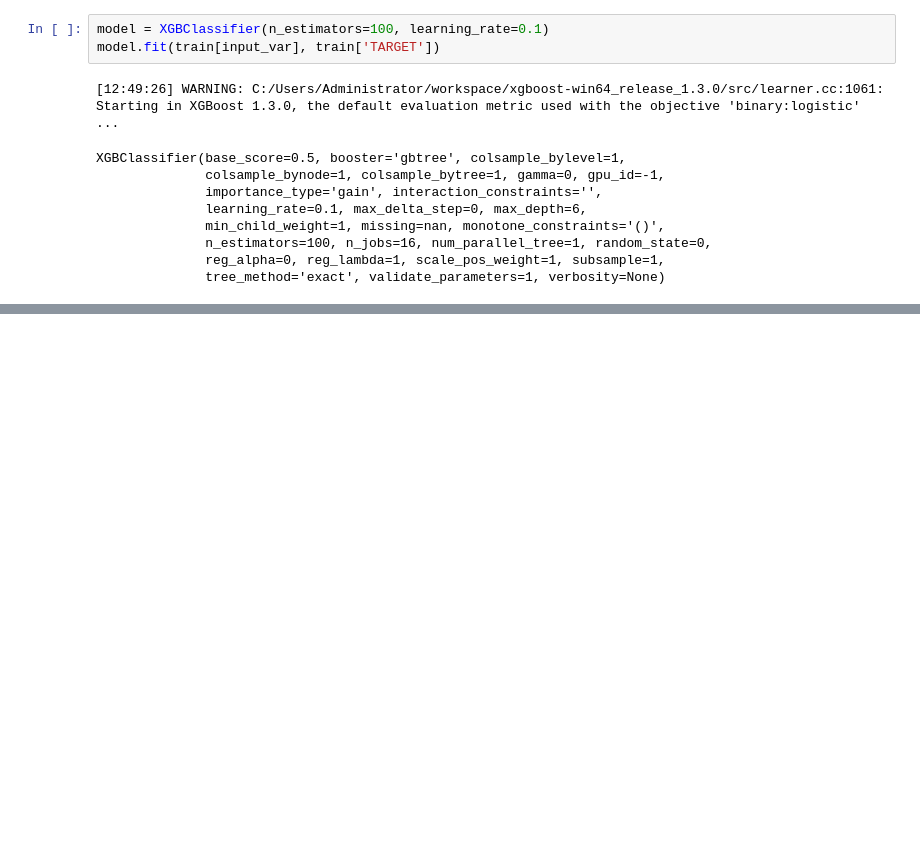
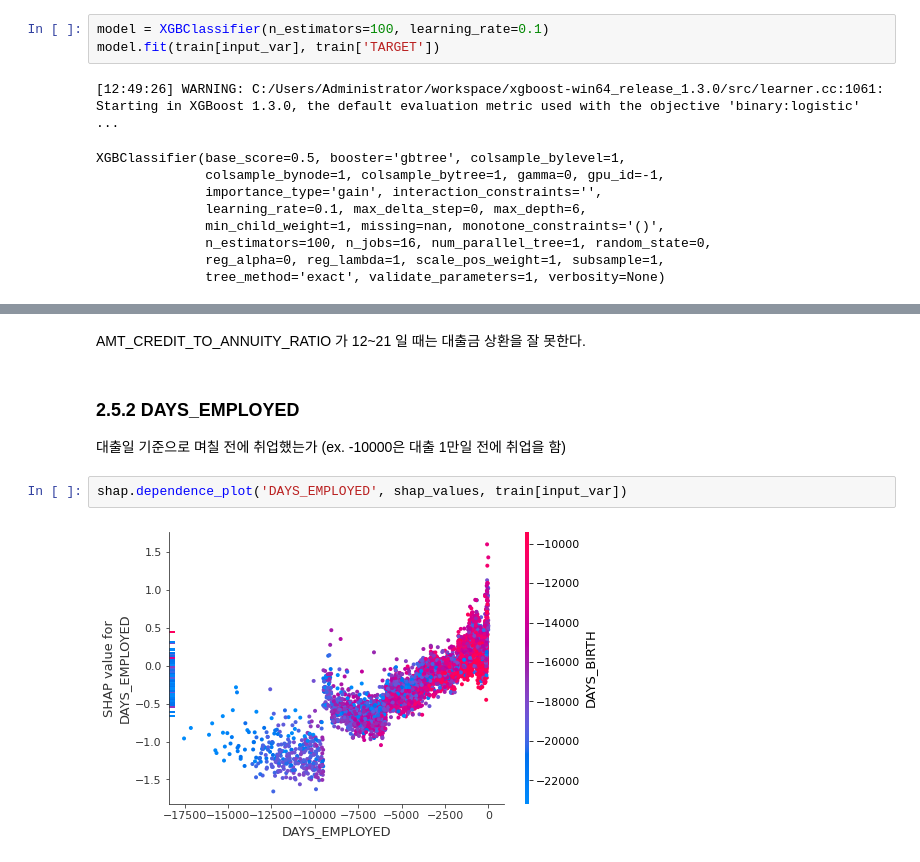
Before and after one commit to Jeong-Bin/DA-PROJECT, a Jupyter notebook: PROJECT_3 xAI를 활용한 대출금 상환 여부 예측.ipynb, the cells around one changed output, grey strips where cells are left out. Drawn from its saved outputs; the diff is of its cells as text; blank space fills up the shorter version.

```diff
--- a/PROJECT_3 xAI를 활용한 대출금 상환 여부 예측.ipynb
+++ b/PROJECT_3 xAI를 활용한 대출금 상환 여부 예측.ipynb
@@ -318,0 +350,9 @@ XGBClassifier(base_score=0.5, booster='gbtree', colsample_bylevel=1,
+# %% [markdown]
+AMT_CREDIT_TO_ANNUITY_RATIO 가 12~21 일 때는 대출금 상환을 잘 못한다.
+# %% [markdown]
+### 2.5.2 DAYS_EMPLOYED
+대출일 기준으로 며칠 전에 취업했는가 (ex. -10000은 대출 1만일 전에 취업을 함)
+# %%
+shap.dependence_plot('DAYS_EMPLOYED', shap_values, train[input_var])
+# %% [output]
+[figure, added]
```
Also changed, not shown: parts of 19 cells of this notebook.
